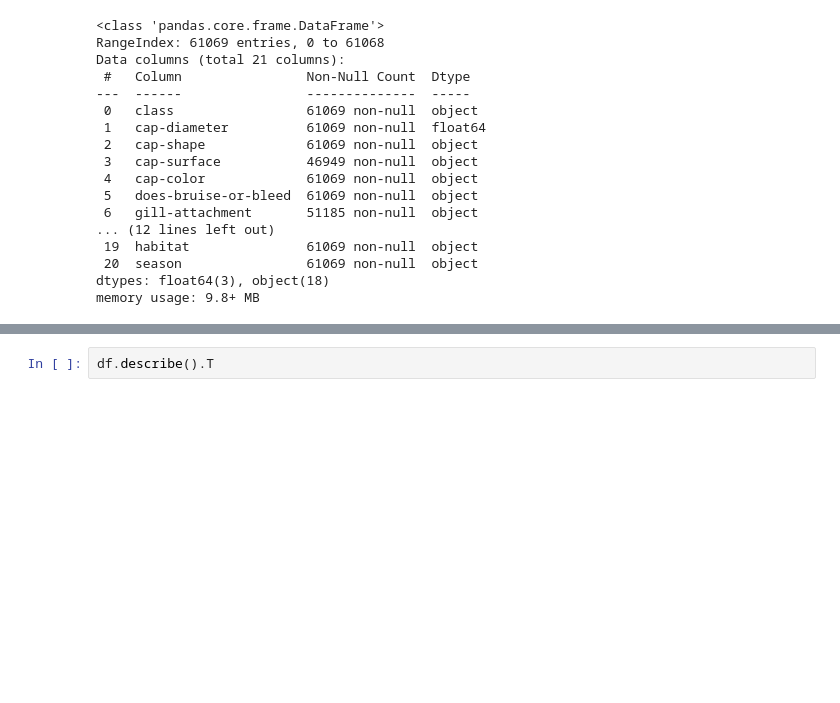
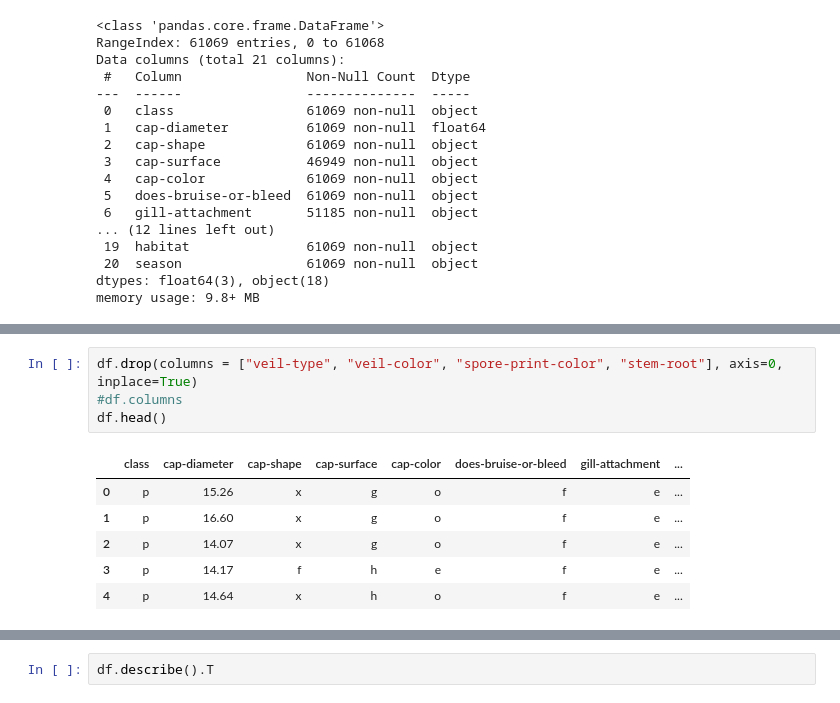
Before and after one commit to dalesofi/KnowYourMushrooms, a Jupyter notebook: 1-dataset-explore.ipynb, the cells around one changed output, grey strips where cells are left out. Cells and saved outputs as stored; diff of their text form; blank space fills up the shorter version.

```diff
--- a/1-dataset-explore.ipynb
+++ b/1-dataset-explore.ipynb
@@ -109,0 +154,11 @@ memory usage: 9.8+ MB
+# %%
+df.drop(columns = ["veil-type", "veil-color", "spore-print-color", "stem-root"], axis=0, inplace=True)
+#df.columns
+df.head()
+# %% [output]
+|  | class | cap-diameter | cap-shape | cap-surface | cap-color | does-bruise-or-bleed | gill-attachment | ... |
+| 0 | p | 15.26 | x | g | o | f | e | ... |
+| 1 | p | 16.60 | x | g | o | f | e | ... |
+| 2 | p | 14.07 | x | g | o | f | e | ... |
+| 3 | p | 14.17 | f | h | e | f | e | ... |
+| 4 | p | 14.64 | x | h | o | f | e | ... |
```
Also changed, not shown: parts of 24 cells of this notebook, 1 other file.
